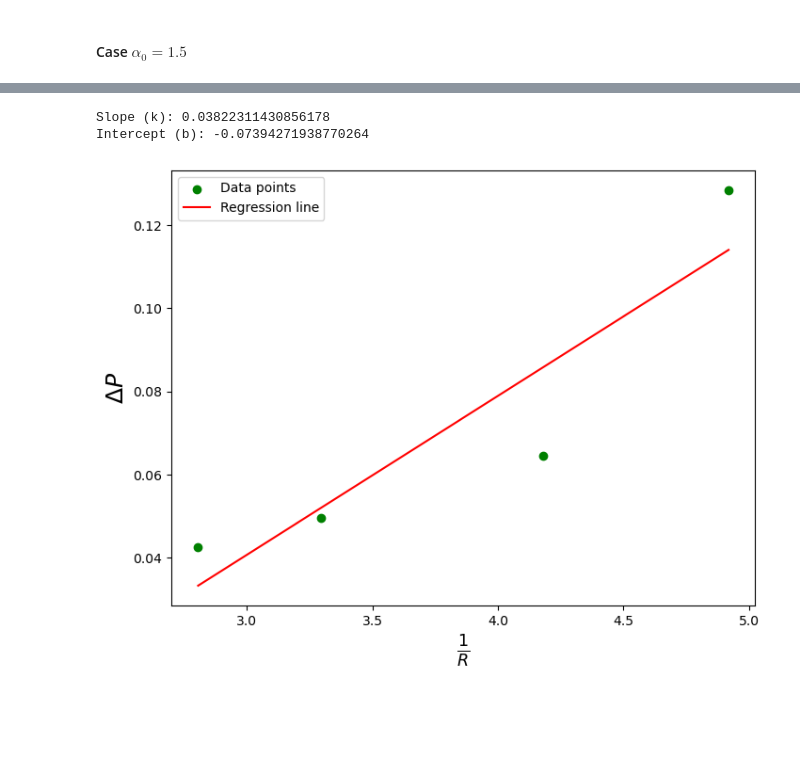
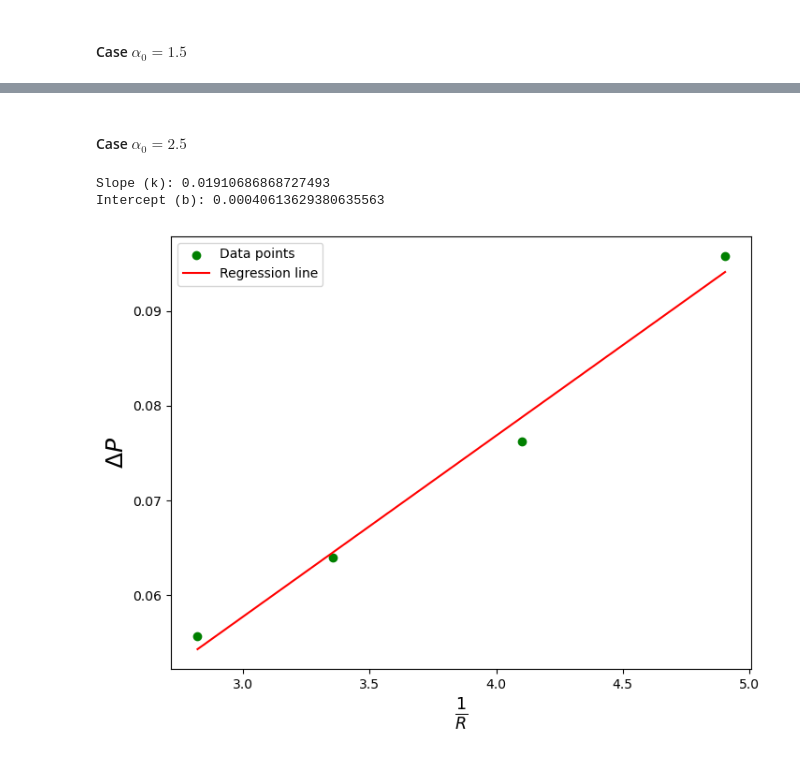
Before and after one commit to MDProject/Binary-Fluctuating-Lattice-Boltzmann, a Jupyter notebook: Surface_Tension.ipynb, the cells around one changed output, grey strips where cells are left out. Saved outputs shown, nothing was run; the diff lists cells and outputs as text; code cells hidden in the pictures; blank space fills up the shorter version.

```diff
--- a/Surface_Tension.ipynb
+++ b/Surface_Tension.ipynb
@@ -217,9 +218,15 @@ nz = 32
 frame_step = 9000
 frame_step_I = 14000
 frame_step_III = 7000
+frame_step_IV = 20000
 
-radius_array = [0.2, 0.25, 0.3, 0.35]  # radius of the init droplet radius;
-frame_step_array = [frame_step_I, frame_step, frame_step, frame_step]  # frame step for each radius trajectory
+#radius_array = [0.2, 0.25, 0.3, 0.35]  # radius of the init droplet radius;
+radius_array = [0.2, 0.23, 0.25, 0.28, 0.3]  # radius of the init droplet radius, alpha0 = 1.5
+
+#frame_step_array = [frame_step_I, frame_step, frame_step, frame_step]  # frame step for each radius trajectory, alpha0 = 4.0
+#frame_step_array = [frame_step_IV, frame_step_IV, frame_step_IV, frame_step_IV]
+frame_step_array = [frame_step_IV, frame_step_IV, frame_step_IV, frame_step_IV, frame_step_IV]  # frame step for each radius trajectory, alpha0 = 1.5
+
 ###############################################################################
 
 # load in frame file
@@ -374,11 +441,13 @@ Intercept (b): 0.0019235799572592804
+# %% [markdown]
+#### Case $\alpha_0=2.5$
 # %%
 import numpy as np
 import matplotlib.pyplot as plt
 
-R1 = 0.203291    # init 0.2
-R2 = 0.239201   # init 0.25
-R3 = 0.303297     # init 0.3
-R4 = 0.3564   # init 0.35
+R1 = 0.203876    # init 0.2
+R2 = 0.243777   # init 0.25
+R3 = 0.297983     # init 0.3
+R4 = 0.354679   # init 0.35
 ###########################    modify if needed    ############################
 alpha0 = 1.5 # coefficient G in the SC model parameter
 
@@ -392,33 +461,33 @@ n = len(invR_array)
 x_mean = np.mean(invR_array)
 #y_mean = np.mean(deltaP_array)
 y_mean = np.mean(deltaP_SC_array)
 
 # Calculate slope (k) and intercept (b)
 #k = np.sum((invR_array - x_mean) * (deltaP_array - y_mean)) / np.sum((invR_array - x_mean) ** 2)
 k = np.sum((invR_array - x_mean) * (deltaP_SC_array - y_mean)) / np.sum((invR_array - x_mean) ** 2)
 
 b = y_mean - k * x_mean
 
 # Generate predictions
 y_pred = k * invR_array + b
 
 # Print results
 print(f"Slope (k): {k}")
 print(f"Intercept (b): {b}")
 
 # Plot the data and regression line
 plt.figure(figsize=(8, 6), dpi=100)  # Optional: Set the figure size
 #plt.scatter(invR_array, deltaP_array, color='blue', label='Data points')
 plt.scatter(invR_array, deltaP_SC_array, color='green', label='Data points')
 
 plt.plot(invR_array, y_pred, color='red', label='Regression line')
 plt.xlabel(r'$\frac{1}{R}$', fontsize=18)
 plt.ylabel(r'$\Delta P$', fontsize=18)
 # set ylim range
 #plt.ylim(min(deltaP_array)*0.9, max(deltaP_array)*1.1)
 plt.legend()
 plt.show()
 # %% [output]
-Slope (k): 0.03822311430856178
-Intercept (b): -0.07394271938770264
+Slope (k): 0.01910686868727493
+Intercept (b): 0.00040613629380635563
-[figure, old version]
+[figure, new version]
```
Also changed, not shown: parts of 5 cells of this notebook, 12 other files.
